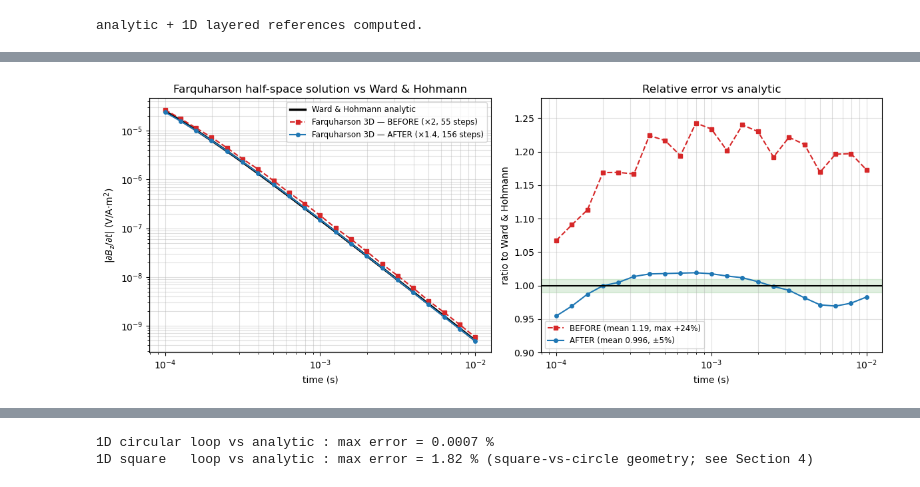
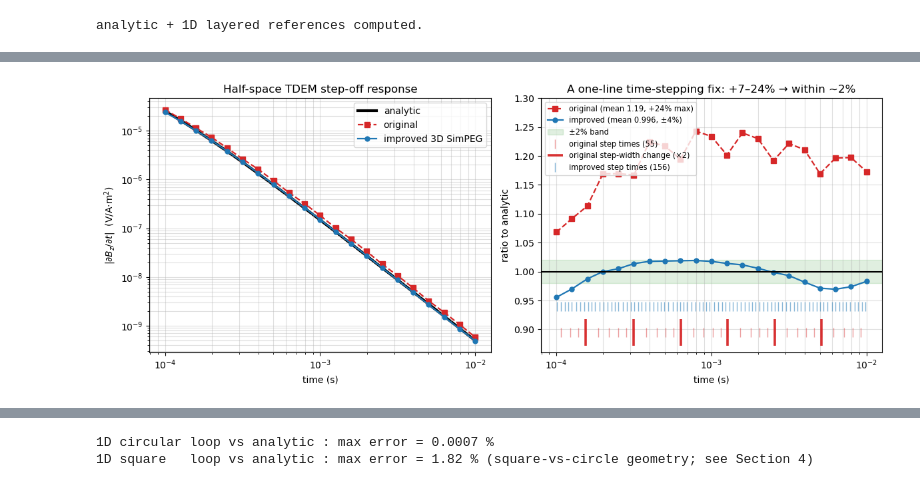
Before and after one commit to lheagy/comparision_tdem_Li_et_al_2017, a Jupyter notebook: halfspace_validation_and_timestep_fix.ipynb, the cells around one changed output, grey strips where cells are left out. Drawn from its saved outputs; the diff is of its cells as text; code cells hidden in the pictures.

```diff
--- a/halfspace_validation_and_timestep_fix.ipynb
+++ b/halfspace_validation_and_timestep_fix.ipynb
@@ -194,19 +125,45 @@ half_tem_faquarson.csv              : max diff vs R['fix'] = 0.08 %
 # %%
-# FIGURE ONLY
+# FIGURE ONLY — loads the two committed CSVs (no solve)
+_orig = pd.read_csv("half_tem_faquarson.csv.orig_backup")
+_impr = pd.read_csv("half_tem_faquarson.csv")
+_t = _impr["times_s"].values
+_an = analytic_halfspace(_t, sigma_hs, a)
+_do = np.abs(_orig["voltage_V_Am2"].values)
+_di = np.abs(_impr["voltage_V_Am2"].values)
+
 fig, ax = plt.subplots(1, 2, figsize=(12, 4.8))
-ax[0].loglog(times, d_anal, 'k-', lw=2.5, label='Ward & Hohmann analytic')
-ax[0].loglog(times, R["baseline"], 'C3s--', ms=5, label='Farquharson 3D — BEFORE (×2, 55 steps)')
-ax[0].loglog(times, R["fix"], 'C0o-', ms=4, label='Farquharson 3D — AFTER (×1.4, 156 steps)')
-ax[0].set_xlabel('time (s)'); ax[0].set_ylabel(r'$|\partial B_z/\partial t|$ (V/A·m$^2$)')
-ax[0].grid(True, which='both', alpha=.4); ax[0].legend(fontsize=8.5)
-ax[0].set_title('Farquharson half-space solution vs Ward & Hohmann')
-ax[1].semilogx(times, R["baseline"]/d_anal, 'C3s--', ms=5,
-               label=f'BEFORE (mean {(R["baseline"]/d_anal).mean():.2f}, max +{(R["baseline"]/d_anal-1).max()*100:.0f}%)')
-ax[1].semilogx(times, R["fix"]/d_anal, 'C0o-', ms=4,
-               label=f'AFTER (mean {(R["fix"]/d_anal).mean():.3f}, ±{np.abs(R["fix"]/d_anal-1).max()*100:.0f}%)')
-ax[1].axhspan(0.99, 1.01, color='green', alpha=.12); ax[1].axhline(1, color='k', lw=1.5)
-ax[1].set_ylim(0.9, 1.28); ax[1].set_xlabel('time (s)'); ax[1].set_ylabel('ratio to Ward & Hohmann')
-ax[1].grid(True, which='both', alpha=.4); ax[1].legend(fontsize=8.5); ax[1].set_title('Relative error vs analytic')
-plt.tight_layout(); plt.savefig('fig_farquarson_before_after.png', dpi=130); plt.show()
+ax[0].loglog(_t, _an, 'k-',  lw=3.0, label='analytic', zorder=1)
+ax[0].loglog(_t, _do, 'C3s--', ms=6, lw=1.6, label='original', zorder=2)
+ax[0].loglog(_t, _di, 'C0o-',  ms=5, lw=1.6, label='improved 3D SimPEG', zorder=3)
+ax[0].set_xlabel('time (s)'); ax[0].set_ylabel(r'$|\partial B_z/\partial t|$  (V/A·m$^2$)')
+ax[0].grid(True, which='both', alpha=.4); ax[0].legend(fontsize=10)
+ax[0].set_title('Half-space TDEM step-off response')
+ax[1].semilogx(_t, _do/_an, 'C3s--', ms=6, lw=1.6,
+               label=f'original (mean {(_do/_an).mean():.2f}, +{(_do/_an-1).max()*100:.0f}% max)')
+ax[1].semilogx(_t, _di/_an, 'C0o-', ms=5, lw=1.6,
+               label=f'improved (mean {(_di/_an).mean():.3f}, ±{np.abs(_di/_an-1).max()*100:.0f}%)')
+ax[1].axhspan(0.98, 1.02, color='green', alpha=.12, label='±2% band')
+ax[1].axhline(1, color='k', lw=1.5); ax[1].set_ylim(0.86, 1.3)
+
+# rug of actual backward-Euler step times (cumulative); the early-time zig-zag tracks where the coarse
+# original steps fall relative to the observation channels. BOLD red lines mark where the original step
+# WIDTH changes (the ×2 level boundaries).
+def _step_times(n, r, s, p):
+    sizes = np.hstack([np.ones(p)*s*r**i for i in range(n)])
+    tcum = np.cumsum(sizes)
+    return tcum, tcum[np.where(np.diff(sizes) > 0)[0]]
+_to, _wc = _step_times(11, 2.0, 1e-6, 5)
+_ti, _   = _step_times(26, 1.4, 3e-7, 6)
+_win = lambda x: x[(x >= _t.min()) & (x <= _t.max())]
+ax[1].plot(_win(_to), np.full_like(_win(_to), 0.895), '|', color='C3', ms=10, mew=1.0,
+           alpha=.45, label=f'original step times ({len(_to)})')
+ax[1].vlines(_win(_wc), 0.872, 0.918, color='C3', lw=2.6, alpha=.95, zorder=5,
+             label='original step-width change (×2)')
+ax[1].plot(_win(_ti), np.full_like(_win(_ti), 0.94), '|', color='C0', ms=10, mew=1.0,
+           alpha=.55, label=f'improved step times ({len(_ti)})')
+ax[1].set_xlabel('time (s)'); ax[1].set_ylabel('ratio to analytic')
+ax[1].grid(True, which='both', alpha=.4); ax[1].legend(fontsize=8.2, loc='upper left')
+ax[1].set_title('A one-line time-stepping fix: +7–24% → within ~2%')
+plt.tight_layout(); plt.savefig('fig_hero.png', dpi=140); plt.show()
 # %% [output]
-[figure, old version]
+[figure, new version]
```
Also changed, not shown: parts of 47 cells of this notebook, 13 other files.
